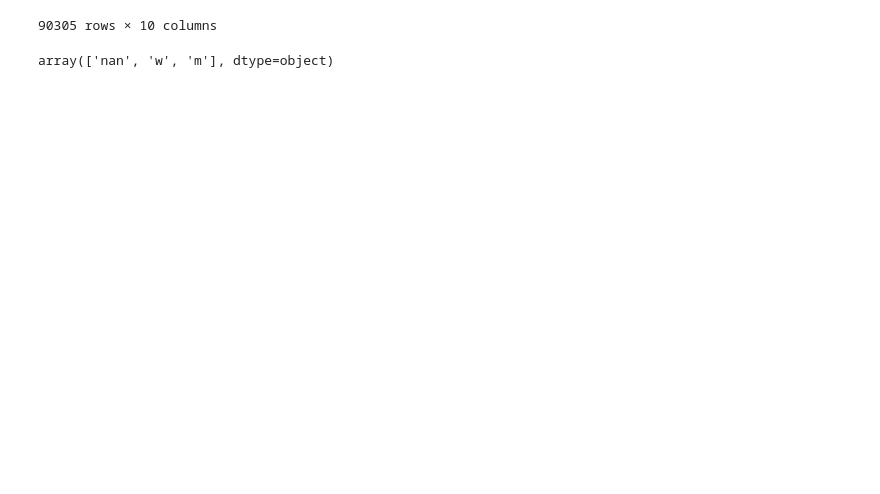
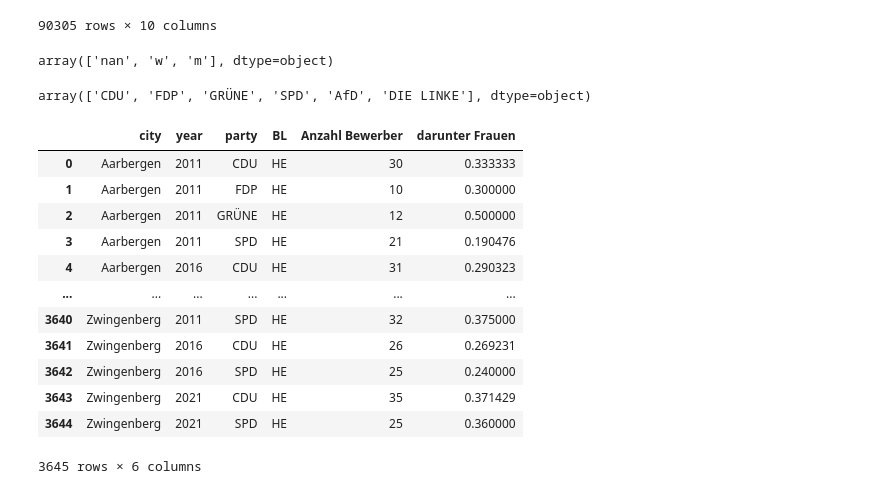
Before and after one commit to mariusgruenewald/pol_viol, a Jupyter notebook: scraping_hesse.ipynb, the cells around one changed output. Cells and saved outputs as stored; diff of their text form; code cells hidden in the pictures; blank space fills up the shorter version.

Commit message:
hessen data ready for merge

```diff
--- a/scraping_hesse.ipynb
+++ b/scraping_hesse.ipynb
@@ -302,5 +302,41 @@ data_hessen_2.loc[data_hessen_2["sex"].str.contains("w"), "geschlecht"] = "w"
 data_hessen_2.drop(["sex", "index"], axis=1, inplace=True)
 # %% [output]
 array(['nan', 'w', 'm'], dtype=object)
+# %%
+candidate_count = data_hessen_2.groupby(["city", "year", "party", "BL"]).count().rename({"candidate":"count_total"}, axis=1).drop(["candidates_name", "first_name"],axis=1)
+candidate_count_sex = data_hessen_2.groupby(["city", "year", "party", "BL", "geschlecht"]).count().rename({"candidate":"count_sex"}, axis=1).drop(["candidates_name", "first_name"], axis=1).reset_index(inplace=True)
+# %%
+party_list_data = pd.merge(candidate_count, candidate_count_sex[candidate_count_sex["geschlecht"].astype(str).str.contains("w")], on=["city", "year", "party", "BL"], how="left", validate="1:1")
+party_list_data.rename({"count_total":"Anzahl Bewerber", "count_sex":"darunter Frauen"},axis=1, inplace=True)
+party_list_data.drop(["geschlecht_x", "geschlecht_y"], axis=1, inplace=True)
+party_list_data["darunter Frauen"] = party_list_data["darunter Frauen"]/party_list_data["Anzahl Bewerber"]
+# %%
+party_list_data["party"].unique()
+# %% [output]
+array(['CDU', 'FDP', 'GRÜNE', 'SPD', 'AfD', 'DIE LINKE'], dtype=object)
+# %%
+party_list_data["party"] = party_list_data["party"].str.replace("GRUNE", "GRÜNE")
+party_list = ["FDP", "CDU", "SPD", "GRÜNE", "DIE LINKE", "AfD"]
+
+for party in party_list:
+    party_list_data.loc[party_list_data["party"].str.contains(party), "party"] = party
+
+party_list_data["party"] = party_list_data["party"].str.replace(" LINKE", "DIE LINKE").str.replace("DIEDIE LINKE", "DIE LINKE")
+# %%
+party_list_data
+# %% [output]
+|  | city | year | party | BL | Anzahl Bewerber | darunter Frauen |
+| 0 | Aarbergen | 2011 | CDU | HE | 30 | 0.333333 |
+| 1 | Aarbergen | 2011 | FDP | HE | 10 | 0.300000 |
+| 2 | Aarbergen | 2011 | GRÜNE | HE | 12 | 0.500000 |
+| 3 | Aarbergen | 2011 | SPD | HE | 21 | 0.190476 |
+| 4 | Aarbergen | 2016 | CDU | HE | 31 | 0.290323 |
+| ... | ... | ... | ... | ... | ... | ... |
+| 3640 | Zwingenberg | 2011 | SPD | HE | 32 | 0.375000 |
+| 3641 | Zwingenberg | 2016 | CDU | HE | 26 | 0.269231 |
+| 3642 | Zwingenberg | 2016 | SPD | HE | 25 | 0.240000 |
+| 3643 | Zwingenberg | 2021 | CDU | HE | 35 | 0.371429 |
+| 3644 | Zwingenberg | 2021 | SPD | HE | 25 | 0.360000 |
+3645 rows × 6 columns
 # %%
 data_hessen_2.to_csv(r'C:\Users\mariu\Documents\pol_viol\pol_viol\data_hesse.csv')
```
Also changed, not shown: 1 other file.
